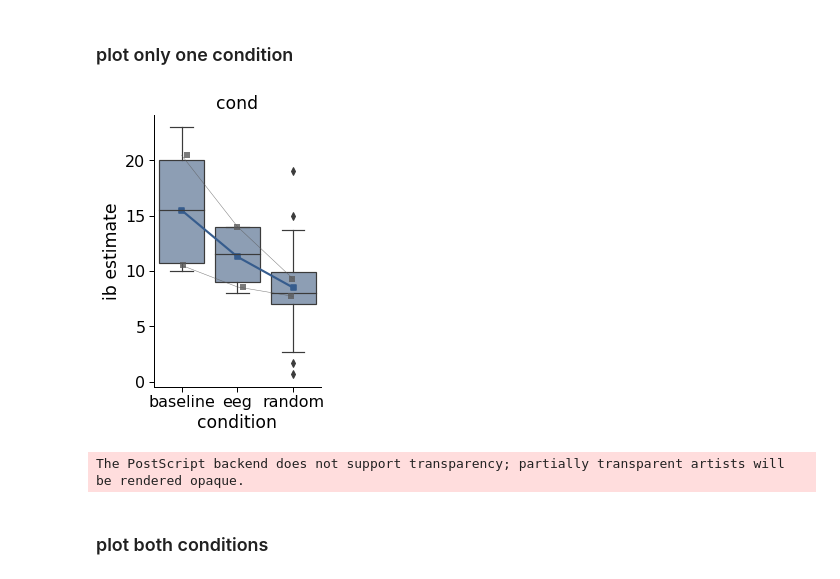
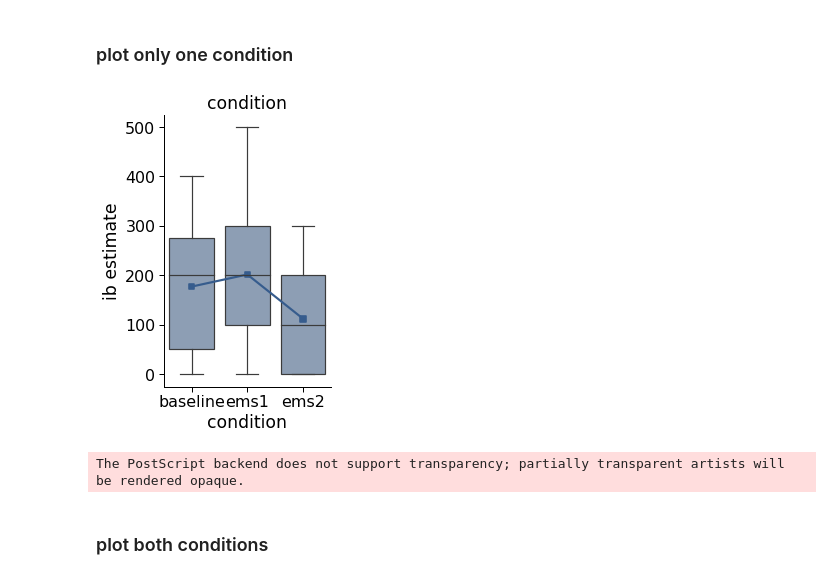
Before and after one commit to lukasgehrke/2021-fastReach, a Jupyter notebook: analyses/Leonie_tests/analysis_LT.ipynb, the cells around one changed output. Cells and saved outputs as stored; diff of their text form; code cells hidden in the pictures.

```diff
--- a/analyses/Leonie_tests/analysis_LT.ipynb
+++ b/analyses/Leonie_tests/analysis_LT.ipynb
@@ -107,15 +109,7 @@ def plot_3_cats(data, x, y, hue, ylabel, xlabel,cats,palette,data_means):
 
     pairs = [(cats[0], cats[1],cats[1])]
 
-    ###  get p values for paired t test between two conditions
 
-    #pvalues = [
-     #   stats.ttest_rel( cats_0[y], cats_1[y],cats_2[y]).pvalue
-        #stats.ranksums(cat_0[dv], cat_1[dv]).pvalue
-    #]
-
-    # Transform each p-value to "p=" in scientific notation
-    #formatted_pvalues = [f'p={pvalue:.2e}' for pvalue in pvalues]
 
     with sns.plotting_context('paper', font_scale = 1.8):
 
@@ -132,25 +126,16 @@ def plot_3_cats(data, x, y, hue, ylabel, xlabel,cats,palette,data_means):
 
         #  show lines connecting pid means observations
         sns.lineplot(data = data_means, x = x, y = y, hue = hue,
-                      legend = False, linewidth = 0.5, linestyle = '-',ci =None,palette = [palette[2],palette[2]], alpha=0.8)
+                      legend = False, linewidth = 0.5, linestyle = '-',ci =None,color = palette[2], alpha=0.8)
         2
-
-        #Show mean observation with a scatterplot
-        sns.stripplot(data = data_means,x = x, y = y, hue = None,size=8,
-                     label=None, marker="s",s = 6, color = palette[2], alpha=0.8)
 
 
         # show line connecting means
         sns.pointplot(
             data = data,x = x, y = y,
-            markers="s", size = 6, ci =None,color = palette[0])
+            markers="s", size = 6, ci =None,color = palette[0],legend = True)
 
 
-        # Add annotations
-        #annotator = Annotator(ax, pairs = [(cats[0], cats[1])], data = data,x = x, y = y)
-        #annotator.configure(text_format="simple")
-        #annotator.set_pvalues(pvalues)
-        #annotator.annotate()
 
         # Label and show
         # label_plot_for_subcats(ax)
@@ -274,34 +277,36 @@ behavior = pd.concat(data_list, axis=0, ignore_index=True)
 behavior.rename(columns={'pID': 'id', 'trial_nr':'tr_nr','temp_condition': 'rd','stimulation_condition':'cond','ib_estimate':'ed'}, inplace=True)
 # add rt (delete with real data)
 behavior['rt'] = np.random.randint(1, 6, ib.shape[0])
+# %%
+behavior = pd.read_csv( '//stor1.bpn.tu-berlin.de/projects/Lukas_Gehrke/2021-fastReach/data/study/PI_results.csv')
 # %%
 # set data types
 behavior[['ed','rt']] = behavior[['ed','rt']].apply(pd.to_numeric, axis=1)
 
 behavior['rd'] = behavior['rd'].astype("string")  # needs to be string before category for R conversion
 
-behavior[['rd','cond']] = behavior[['rd','cond']].astype("category")
+behavior[['rd','condition']] = behavior[['rd','condition']].astype("category")
 # %% [markdown]
 ### plot only one condition
 # %%
 # with only stimulation condition
-behavior_means = behavior.groupby(['id','cond'],as_index=False)['ed'].mean()
+behavior_means = behavior.groupby(['id','condition'],as_index=False)['ed'].mean()
 
-palette = ['#365c8d','#E5E4E2','#5A5A5A','#4ac16d','#277f8e','#440154']
+palette = ['#365c8d','#E5E4E2','#899499','#4ac16d', '#277f8e','#440154']
 cats= ['baseline','random','EEG']
 ylabel = 'ib estimate'
 xlabel = 'condition'
-title = 'cond'
+title = 'condition'
 data = behavior
 data_means = behavior_means
 y = "ed"
-x = "cond"
+x = "condition"
 hue = "id"
 
 
 plot_3_cats(data, x, y, hue, ylabel, xlabel,cats,palette,data_means)
 # %% [output]
-[figure, old version]
+[figure, new version]
 The PostScript backend does not support transparency; partially transparent artists will be rendered opaque.
 # %% [markdown]
 ### plot both conditions
```
Also changed, not shown: parts of 13 cells of this notebook, 12 other files.
